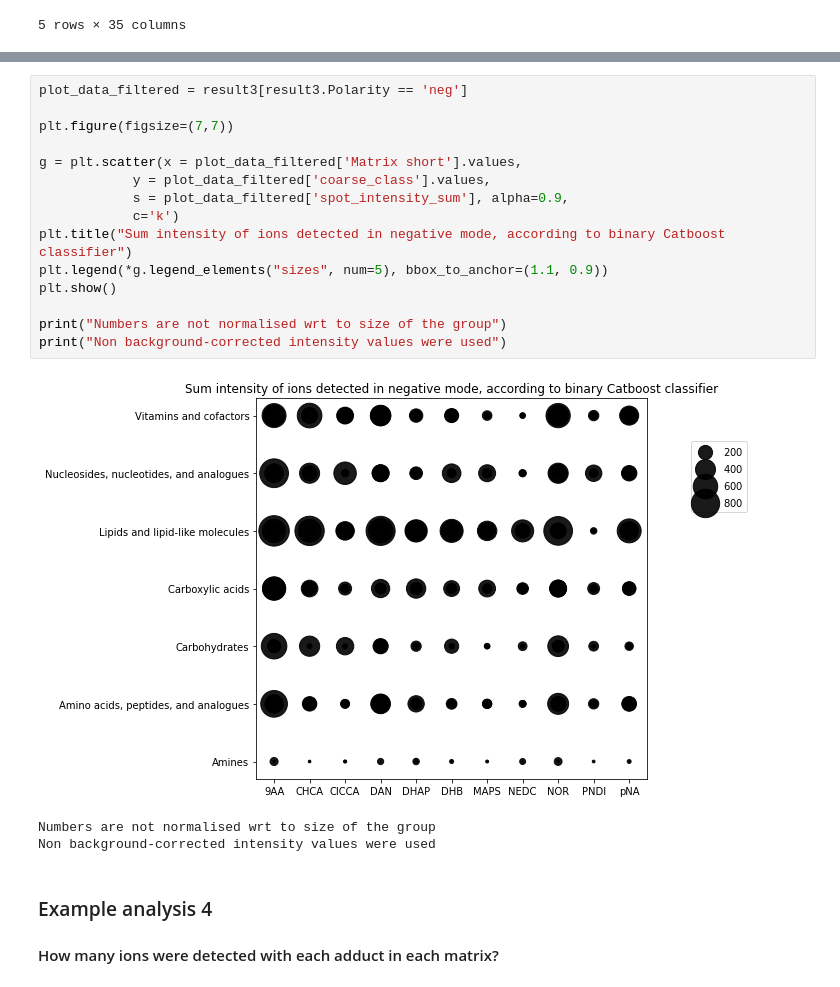
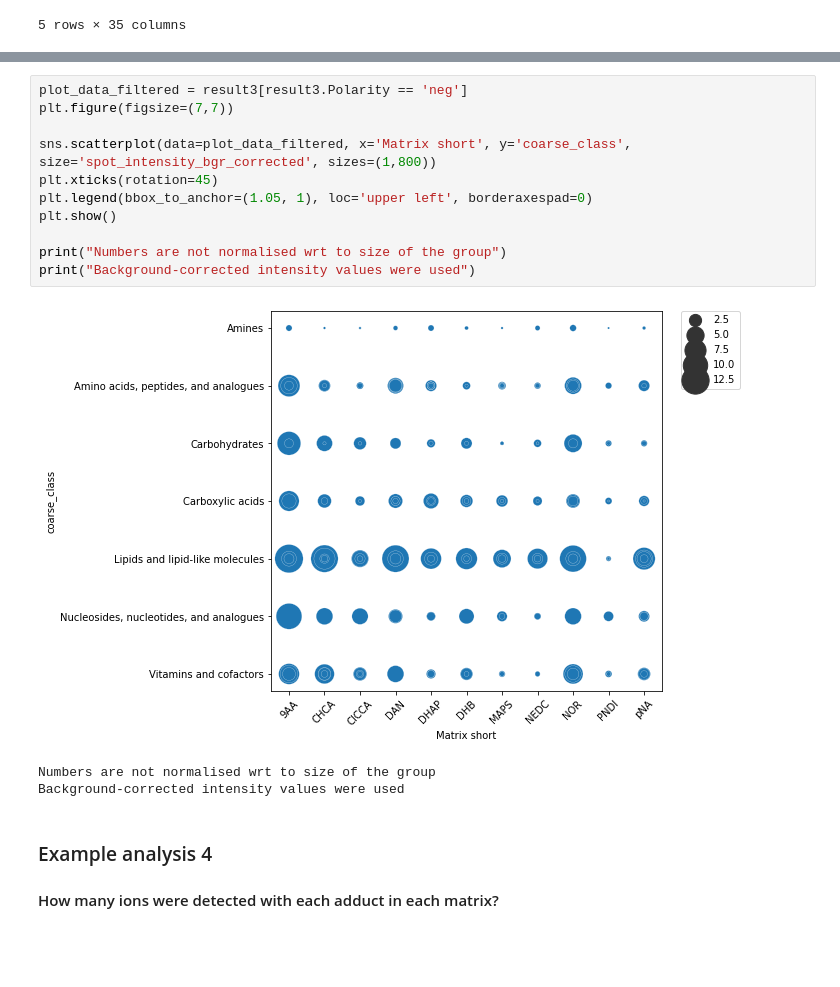
Before and after one commit to saharuka/metabolite_detectability, a Jupyter notebook: spotting/analysis/20_matrices/5_data_analysis/how_to_merge_data.ipynb, the cells around one changed output, grey strips where cells are left out. Drawn from its saved outputs; the diff is of its cells as text; blank space fills up the shorter version.

```diff
--- a/spotting/analysis/20_matrices/5_data_analysis/how_to_merge_data.ipynb
+++ b/spotting/analysis/20_matrices/5_data_analysis/how_to_merge_data.ipynb
@@ -301,22 +311,18 @@ result3.head()
-# %%
-plot_data_filtered = result3[result3.Polarity == 'neg']
-
-plt.figure(figsize=(7,7))
-
-g = plt.scatter(x = plot_data_filtered['Matrix short'].values,
-            y = plot_data_filtered['coarse_class'].values,
-            s = plot_data_filtered['spot_intensity_sum'], alpha=0.9,
-            c='k')
-plt.title("Sum intensity of ions detected in negative mode, according to binary Catboost classifier")
-plt.legend(*g.legend_elements("sizes", num=5), bbox_to_anchor=(1.1, 0.9))
-plt.show()
-
-print("Numbers are not normalised wrt to size of the group")
-print("Non background-corrected intensity values were used")
-# %% [output]
-[figure, removed]
-Numbers are not normalised wrt to size of the group
-Non background-corrected intensity values were used
+# %%
+plot_data_filtered = result3[result3.Polarity == 'neg']
+plt.figure(figsize=(7,7))
+
+sns.scatterplot(data=plot_data_filtered, x='Matrix short', y='coarse_class', size='spot_intensity_bgr_corrected', sizes=(1,800))
+plt.xticks(rotation=45)
+plt.legend(bbox_to_anchor=(1.05, 1), loc='upper left', borderaxespad=0)
+plt.show()
+
+print("Numbers are not normalised wrt to size of the group")
+print("Background-corrected intensity values were used")
+# %% [output]
+[figure, added]
+Numbers are not normalised wrt to size of the group
+Background-corrected intensity values were used
 # %% [markdown]
 ### Example analysis 4
 
```
Also changed, not shown: parts of 5 cells of this notebook.
